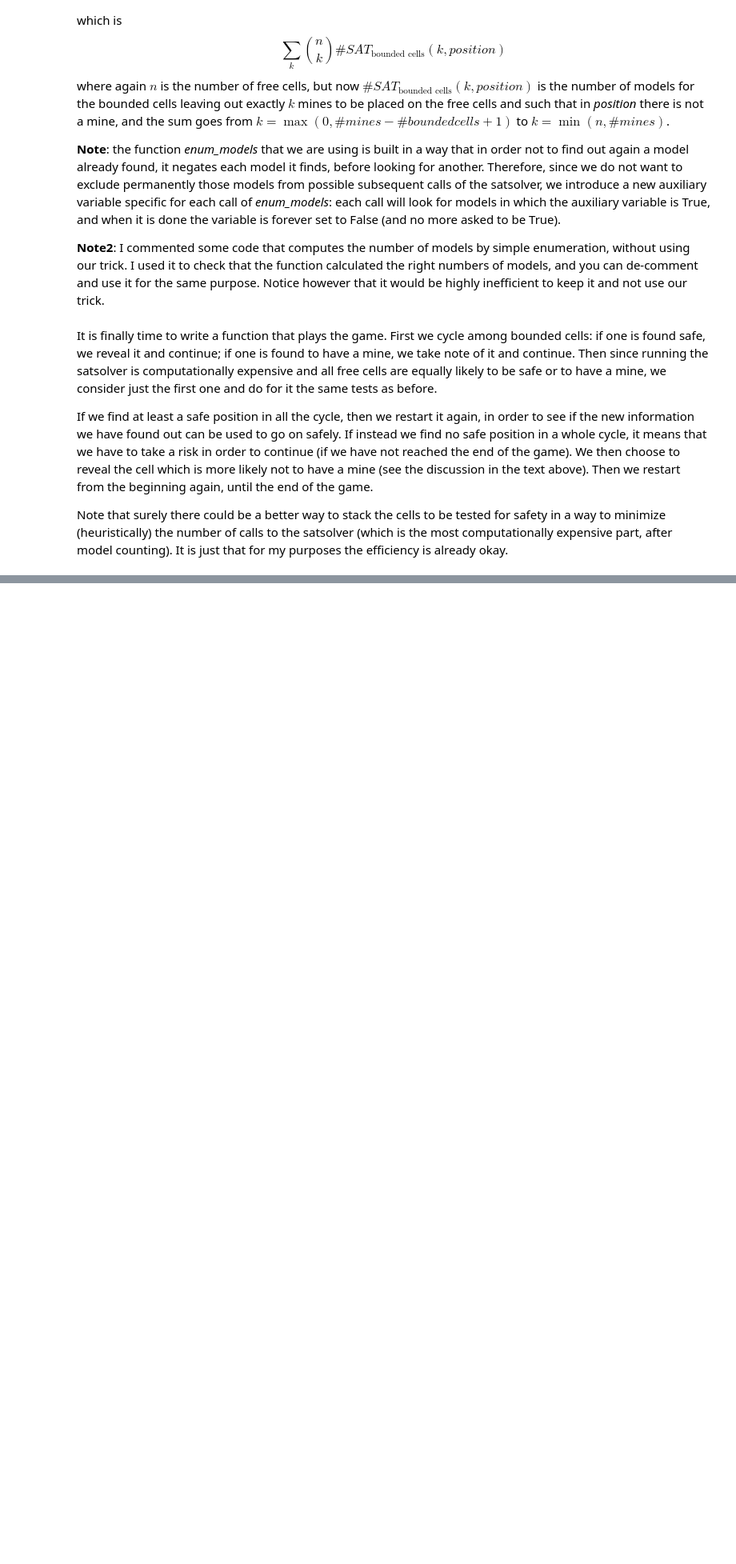
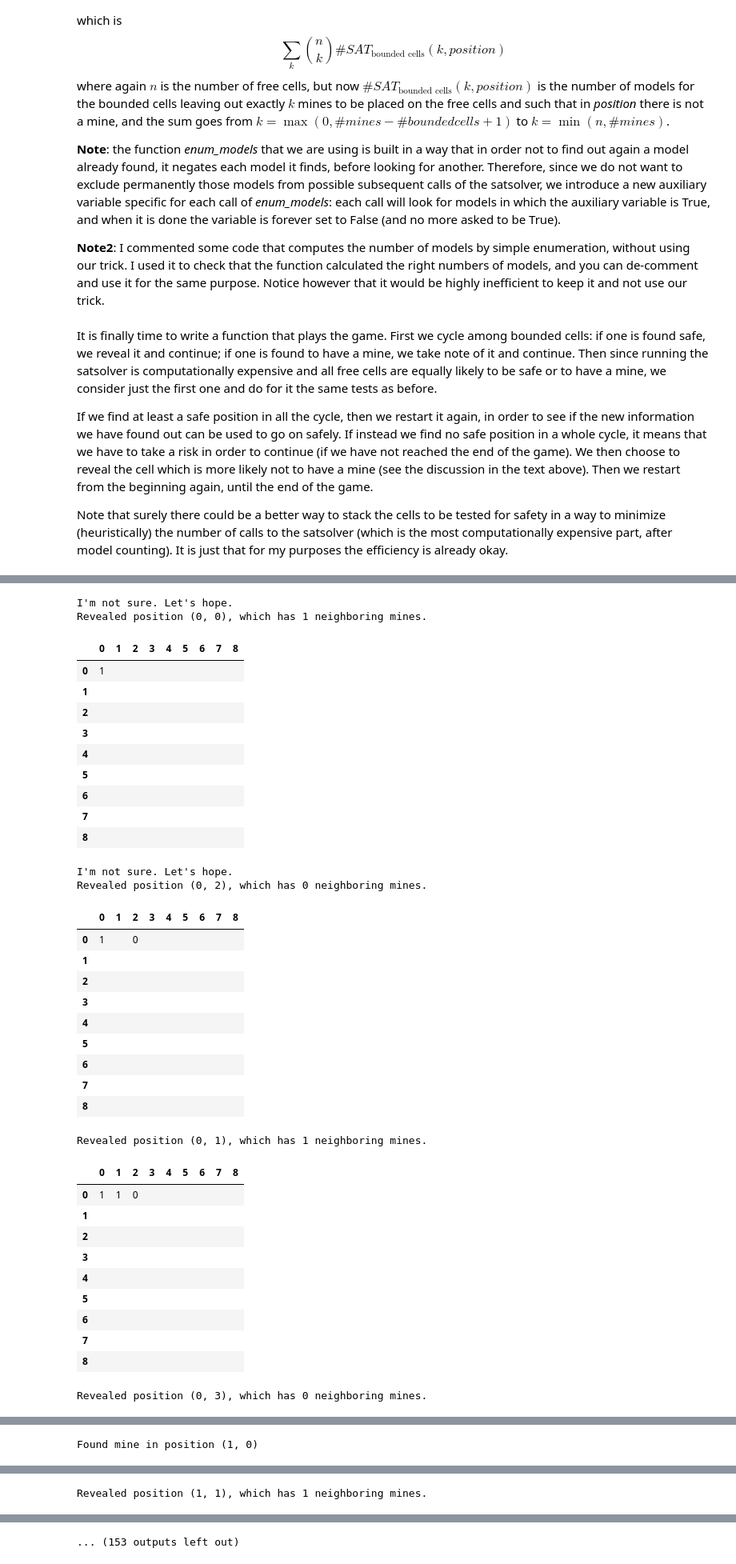
Before and after one commit to dbizzaro/Minesweeper, a Jupyter notebook: Minesweeper_with_SATsolver.ipynb, the cells around one changed output, grey strips where cells are left out. Shown at 80% size. Cells and saved outputs as stored; diff of their text form; code cells hidden in the pictures; blank space fills up the shorter version.

```diff
--- a/Minesweeper_with_SATsolver.ipynb
+++ b/Minesweeper_with_SATsolver.ipynb
@@ -404,0 +419,39 @@ def play_game(board, verbosity=2, n_moves_before_showing_board=1):
+# %%
+play_game(example, verbosity=2)
+# %% [output]
+I'm not sure. Let's hope.
+Revealed position (0, 0), which has 1 neighboring mines.
+|  | 0 | 1 | 2 | 3 | 4 | 5 | 6 | 7 | 8 |
+| 0 | 1 |  |  |  |  |  |  |  |  |
+| 1 |  |  |  |  |  |  |  |  |  |
+| 2 |  |  |  |  |  |  |  |  |  |
+| 3 |  |  |  |  |  |  |  |  |  |
+| 4 |  |  |  |  |  |  |  |  |  |
+| 5 |  |  |  |  |  |  |  |  |  |
+| 6 |  |  |  |  |  |  |  |  |  |
+| 7 |  |  |  |  |  |  |  |  |  |
+| 8 |  |  |  |  |  |  |  |  |  |
+I'm not sure. Let's hope.
+Revealed position (0, 2), which has 0 neighboring mines.
+|  | 0 | 1 | 2 | 3 | 4 | 5 | 6 | 7 | 8 |
+| 0 | 1 |  | 0 |  |  |  |  |  |  |
+| 1 |  |  |  |  |  |  |  |  |  |
+| 2 |  |  |  |  |  |  |  |  |  |
+| 3 |  |  |  |  |  |  |  |  |  |
+| 4 |  |  |  |  |  |  |  |  |  |
+| 5 |  |  |  |  |  |  |  |  |  |
+| 6 |  |  |  |  |  |  |  |  |  |
+| 7 |  |  |  |  |  |  |  |  |  |
+| 8 |  |  |  |  |  |  |  |  |  |
+Revealed position (0, 1), which has 1 neighboring mines.
+|  | 0 | 1 | 2 | 3 | 4 | 5 | 6 | 7 | 8 |
+| 0 | 1 | 1 | 0 |  |  |  |  |  |  |
+| 1 |  |  |  |  |  |  |  |  |  |
+| 2 |  |  |  |  |  |  |  |  |  |
+| 3 |  |  |  |  |  |  |  |  |  |
+| 4 |  |  |  |  |  |  |  |  |  |
+| 5 |  |  |  |  |  |  |  |  |  |
+| 6 |  |  |  |  |  |  |  |  |  |
+| 7 |  |  |  |  |  |  |  |  |  |
+| 8 |  |  |  |  |  |  |  |  |  |
+Revealed position (0, 3), which has 0 neighboring mines.
@@ -404,0 +468 @@ def play_game(board, verbosity=2, n_moves_before_showing_board=1):
+Found mine in position (1, 0)
@@ -404,0 +479 @@ def play_game(board, verbosity=2, n_moves_before_showing_board=1):
+Revealed position (1, 1), which has 1 neighboring mines.
@@ -404,0 +490 @@ def play_game(board, verbosity=2, n_moves_before_showing_board=1):
+... (153 outputs left out)
```
Also changed, not shown: parts of 17 cells of this notebook.
